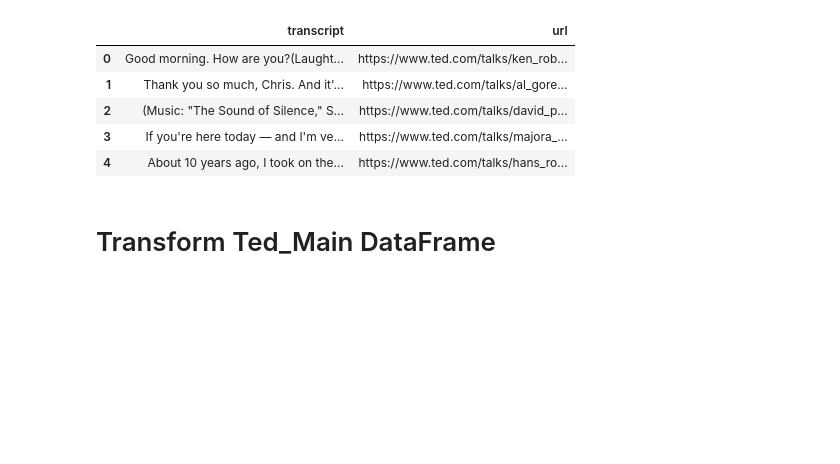
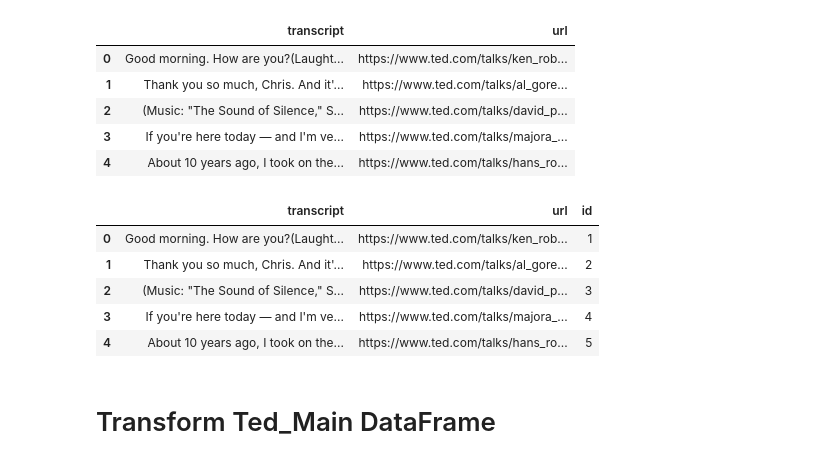
Before and after one commit to shettman/TEDTalks-ETL-Project, a Jupyter notebook: TedTalks_pandas_etl.ipynb, the cells around one changed output. Cells and saved outputs as stored; diff of their text form; code cells hidden in the pictures; blank space fills up the shorter version.

```diff
--- a/TedTalks_pandas_etl.ipynb
+++ b/TedTalks_pandas_etl.ipynb
@@ -40,6 +39,18 @@ df_transcript.head()
 | 2 | (Music: "The Sound of Silence," S... | https://www.ted.com/talks/david_p... |
 | 3 | If you're here today — and I'm ve... | https://www.ted.com/talks/majora_... |
 | 4 | About 10 years ago, I took on the... | https://www.ted.com/talks/hans_ro... |
+# %%
+#Create the id column in ted transcript csv file
+df_transcript['id'] = range(1, 1+len(df_transcript))
+df_transcript.set_index('id')
+df_transcript.head()
+# %% [output]
+|  | transcript | url | id |
+| 0 | Good morning. How are you?(Laught... | https://www.ted.com/talks/ken_rob... | 1 |
+| 1 | Thank you so much, Chris. And it'... | https://www.ted.com/talks/al_gore... | 2 |
+| 2 | (Music: "The Sound of Silence," S... | https://www.ted.com/talks/david_p... | 3 |
+| 3 | If you're here today — and I'm ve... | https://www.ted.com/talks/majora_... | 4 |
+| 4 | About 10 years ago, I took on the... | https://www.ted.com/talks/hans_ro... | 5 |
 # %% [markdown]
 # Transform Ted_Main DataFrame
 # %%
```
Also changed, not shown: parts of 14 cells of this notebook, 1 other file.
